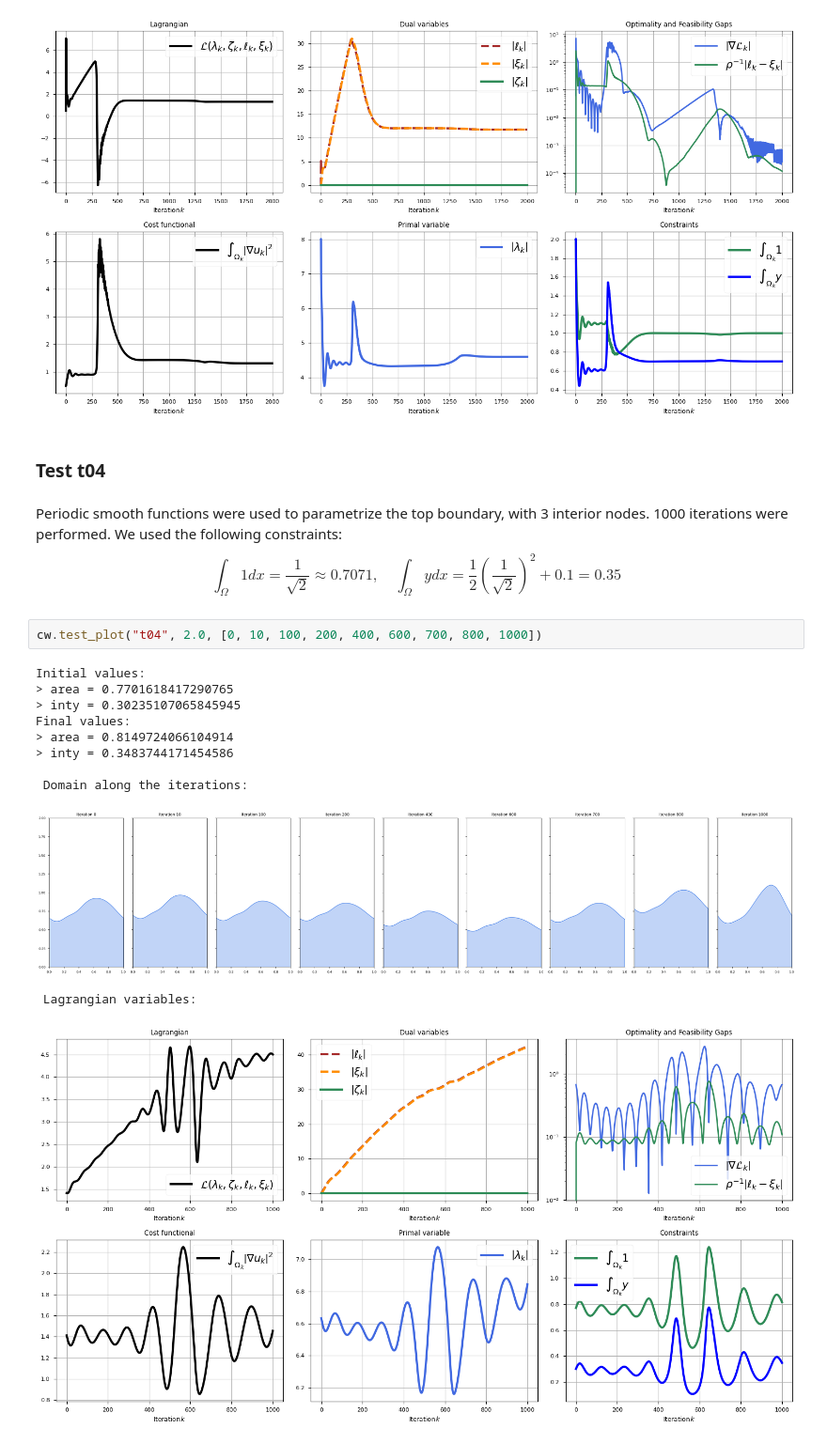
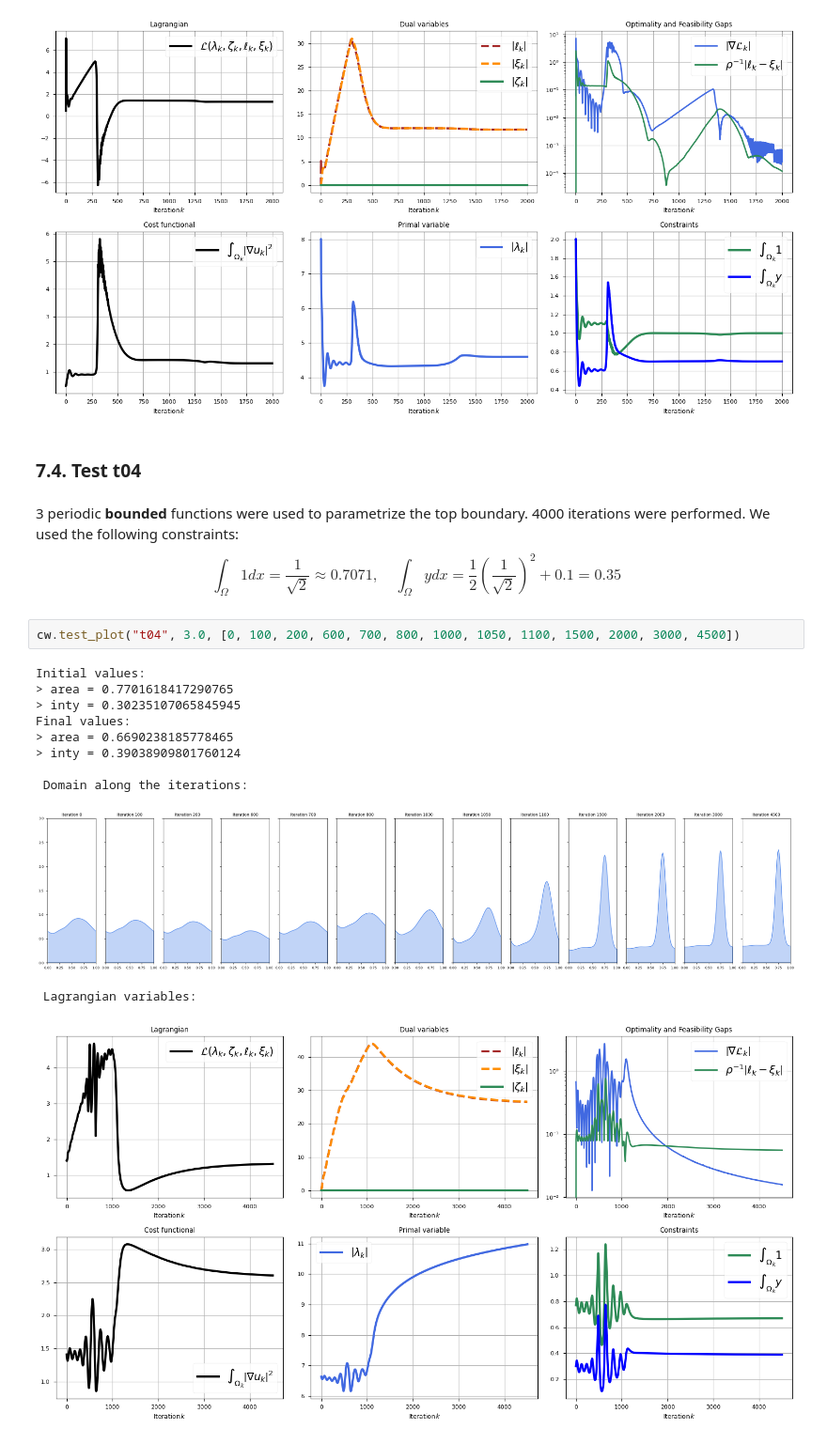
Before and after one commit to JD26/water, a Jupyter notebook: notes.ipynb, the cells around one changed output. Shown: that part at 94% size. Saved outputs shown, nothing was run; the diff lists cells and outputs as text.

```diff
--- a/notes.ipynb
+++ b/notes.ipynb
@@ -214,25 +220,25 @@ Final values:
  Lagrangian variables:
 [figure]
 # %% [markdown]
-### Test t04
+### 7.4. Test t04
 # %% [markdown]
-Periodic smooth functions were used to parametrize the top boundary, with 3 interior nodes.
-1000 iterations were performed.
+3 periodic **bounded** functions were used to parametrize the top boundary.
+4000 iterations were performed.
 We used the following constraints:
 $$
 \int_{\Omega}1 dx= \frac{1}{\sqrt{2}} \approx 0.7071, \quad  \int_{\Omega}y dx= \frac{1}{2}\left(\frac{1}{\sqrt{2}}\right)^2 + 0.1 = 0.35
 $$
 # %%
-cw.test_plot("t04", 2.0, [0, 10, 100, 200, 400, 600, 700, 800, 1000])
+cw.test_plot("t04", 3.0, [0, 100, 200, 600, 700, 800, 1000, 1050, 1100, 1500, 2000, 3000, 4500])
 # %% [output]
 Initial values:
 > area = 0.7701618417290765
 > inty = 0.30235107065845945
 Final values:
-> area = 0.8149724066104914
-> inty = 0.3483744171454586
+> area = 0.6690238185778465
+> inty = 0.39038909801760124
 
  Domain along the iterations:
-[figure, old version]
+[figure, new version]
  Lagrangian variables:
-[figure, old version]
+[figure, new version]
```
Also changed, not shown: parts of 22 cells of this notebook.
